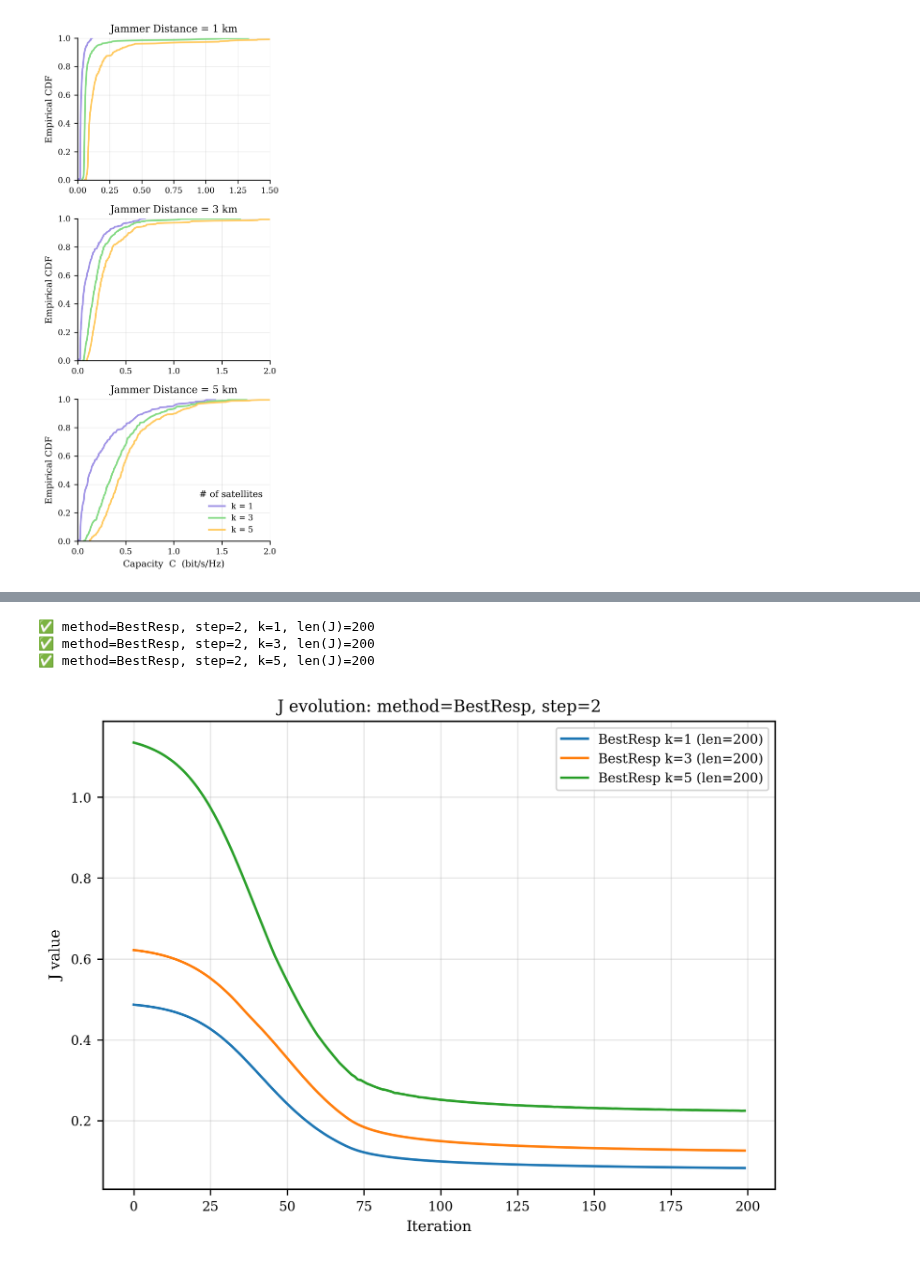
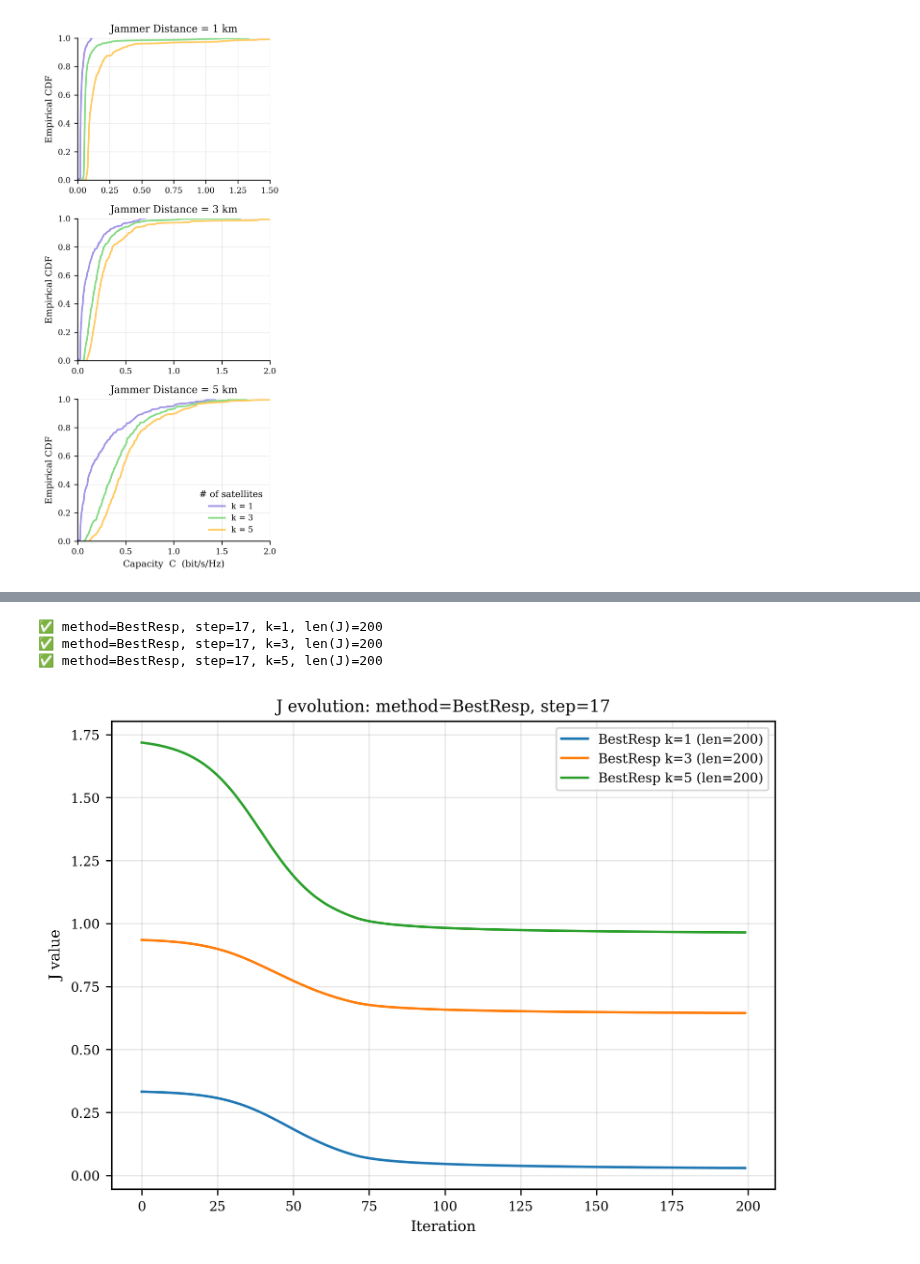
Before and after one commit to SJ00425/NTN-Anti-Jamming, a Jupyter notebook: dishjammerCDF.ipynb, the cells around one changed output, grey strips where cells are left out. Cells and saved outputs as stored; diff of their text form; code cells hidden in the pictures.

```diff
--- a/dishjammerCDF.ipynb
+++ b/dishjammerCDF.ipynb
@@ -1215,9 +1072,9 @@ def inspect_J_curve(filepath, method, step_idx):
 
     return
 # %%
-inspect_J_curve("allarray3km.jsonl", method="BestResp", step_idx=2)
+inspect_J_curve("allarray7km.jsonl", method="BestResp", step_idx=17)
 # %% [output]
-✅ method=BestResp, step=2, k=1, len(J)=200
-✅ method=BestResp, step=2, k=3, len(J)=200
-✅ method=BestResp, step=2, k=5, len(J)=200
+✅ method=BestResp, step=17, k=1, len(J)=200
+✅ method=BestResp, step=17, k=3, len(J)=200
+✅ method=BestResp, step=17, k=5, len(J)=200
-[figure, old version]
+[figure, new version]
```
Also changed, not shown: parts of 8 cells of this notebook, 3 other files.
